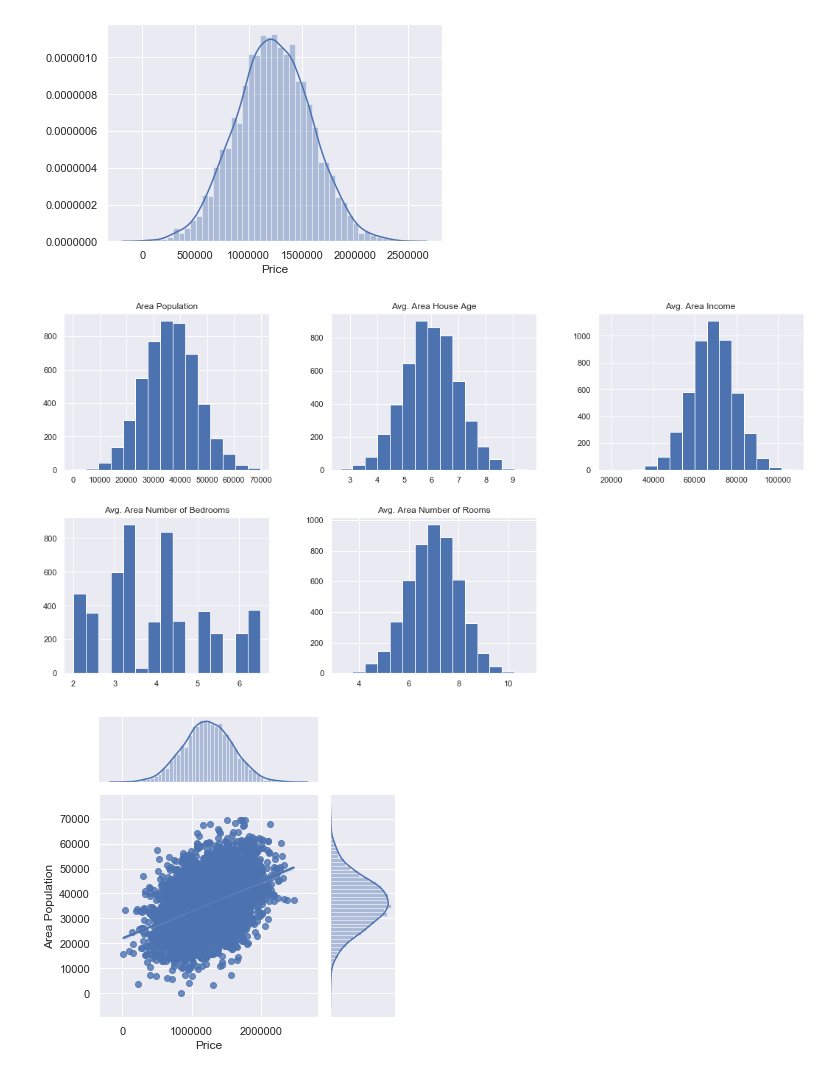
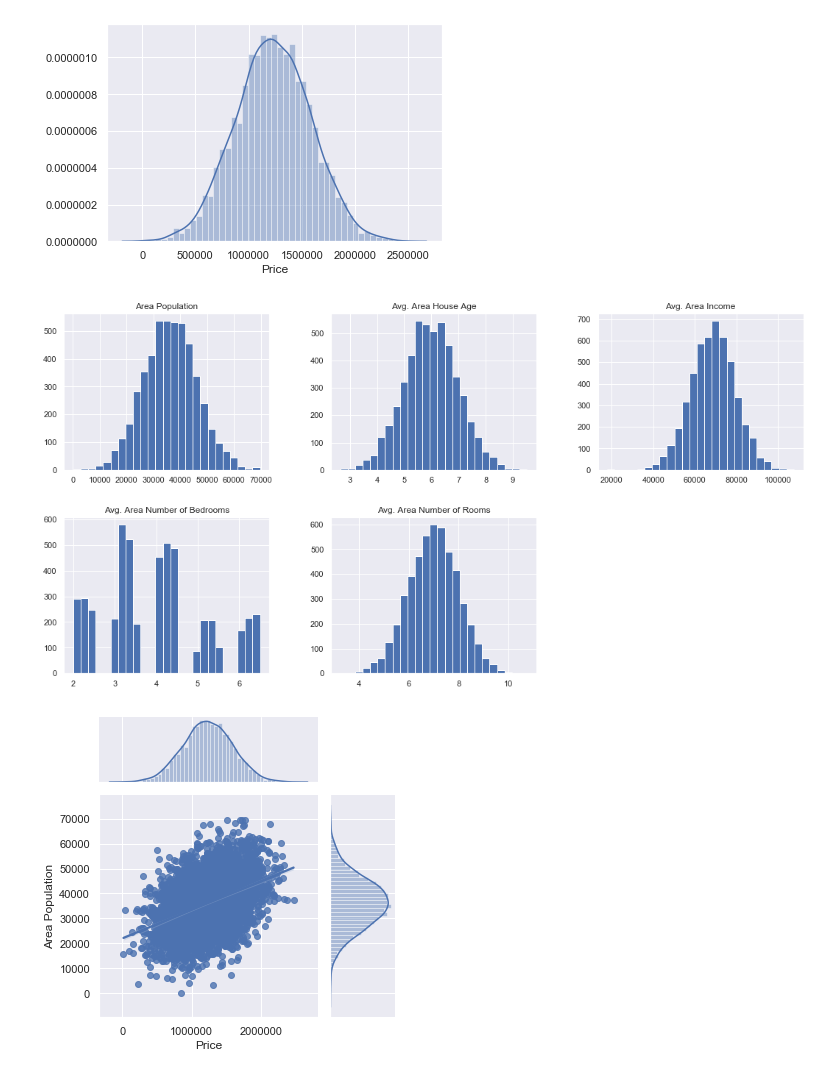
Before and after one commit to ewelinasarnacka/Python_case_study, a Jupyter notebook: case_study_05_housing_price.ipynb, the cells around one changed output. Drawn from its saved outputs; the diff is of its cells as text; code cells hidden in the pictures.

```diff
--- a/case_study_05_housing_price.ipynb
+++ b/case_study_05_housing_price.ipynb
@@ -86,10 +90,10 @@ sns.distplot(USAhousing['Price'])
 # %%
 #sns.distplot(USAhousing['Area Population'])
 numerical = ['Avg. Area Number of Rooms', 'Avg. Area House Age', 'Avg. Area Number of Bedrooms',
              'Area Population', 'Avg. Area Income']
-USAhousing[numerical].hist(bins=15, figsize=(18, 9), layout=(2, 3));
+USAhousing[numerical].hist(bins=25, figsize=(18, 9), layout=(2, 3));
 # %% [output]
-[figure, old version]
+[figure, new version]
 # %%
 numerical = ['Area Population', 'Avg. Area Income']
 sns.jointplot(x=USAhousing['Price'], y=USAhousing[numerical[0]], data=USAhousing, kind="reg",
```
Also changed, not shown: parts of 31 cells of this notebook.
